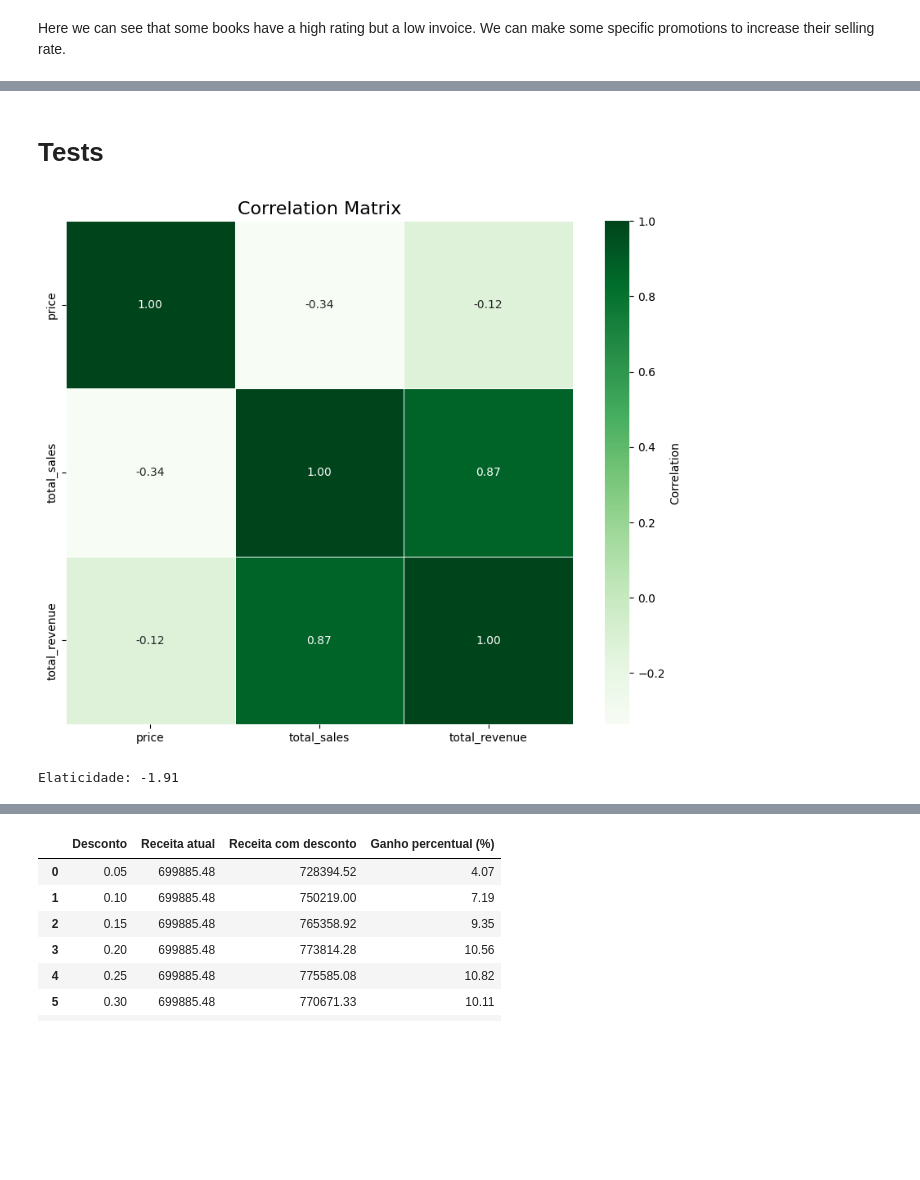
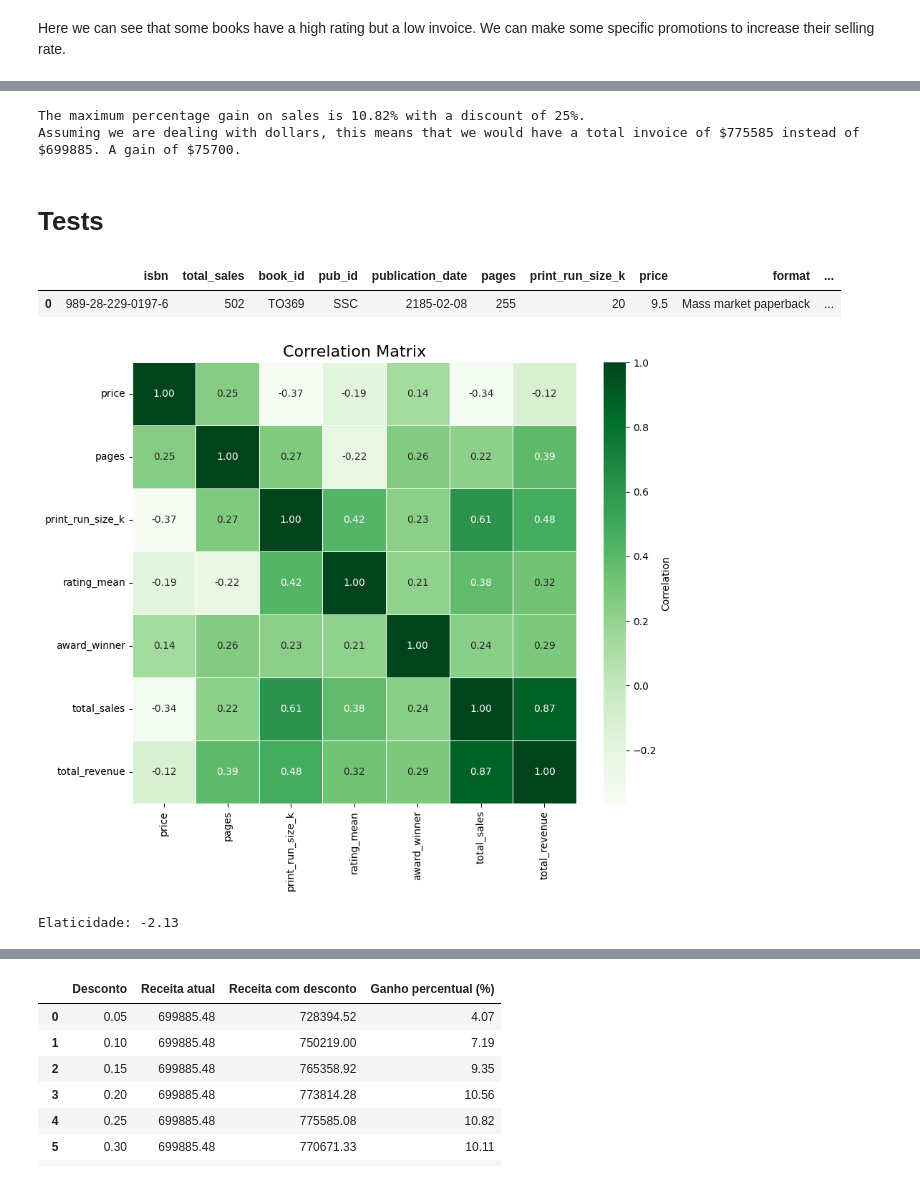
Before and after one commit to jvictorjordao/Projeto-BiblioTech-Insights, a Jupyter notebook: EDA.ipynb, the cells around one changed output, grey strips where cells are left out. Saved outputs shown, nothing was run; the diff lists cells and outputs as text; code cells hidden in the pictures; blank space fills up the shorter version.

Commit message:
price optimization

```diff
--- a/EDA.ipynb
+++ b/EDA.ipynb
@@ -649,0 +679,3 @@ fig.show()
+# %%
+# Lets add a column for the ROI (Return on Investment)
+sales_total['ROI'] = (sales_total['total_revenue'] - sales_total['marketing_spend']) / sales_total['marketing_spend']
@@ -649,0 +781,3 @@ fig.show()
+# %%
+sales_total['log_price'] = np.log(sales_total['price'])
+sales_total['log_sales'] = np.log(sales_total['total_sales'])
@@ -649,0 +810,6 @@ fig.show()
+# %%
+X = sm.add_constant(sales_total['log_price'])
+model = sm.OLS(sales_total['log_sales'], X).fit()
+elasticity = model.params['log_price']
+
+print(f'Elasticity: {elasticity:.2f}')
@@ -649,0 +827,20 @@ fig.show()
+# %%
+# Now we can analyse the effect of some discounts on the sales
+discounts = [0.05, 0.1, 0.15, 0.2, 0.25, 0.3, 0.4, 0.5, 0.6, 0.7]
+
+results = []
+for d in discounts:
+    sales_total['new_price'] = sales_total['price'] * (1 - d)
+    sales_total['new_sales'] = sales_total['total_sales']* (1+elasticity*(-d))
+
+    sales_total['new_total_revenue'] = sales_total['new_price'] * sales_total['new_sales']
+
+    atual_invoice = sales_total['total_revenue'].sum()
+    invoice_discount = sales_total['new_total_revenue'].sum()
+    percentage = (invoice_discount - atual_invoice) / atual_invoice * 100
+
+    results.append((d, atual_invoice.round(2), invoice_discount.round(2), percentage.round(2)))
+
+
+results_df = pd.DataFrame(results, columns=['Discount', 'Current Invoice', 'Invoice with discount', 'Percentage Gain (%)'])
+results_df
@@ -650,20 +905,31 @@ fig.show()
+# %%
+print(f'The maximum percentage gain on sales is {max_gain:.2f}% with a discount of {max_discount:.0%}.')
+print(f'Assuming we are dealing with dollars, this means that we would have a total invoice of \033[1m${max_invoice:.0f}\033[0m instead of \033[1m${max_invoice_current:.0f}\033[0m. A gain of ${max_invoice - max_invoice_current:.0f}.')
+# %% [output]
+The maximum percentage gain on sales is 10.82% with a discount of 25%.
+Assuming we are dealing with dollars, this means that we would have a total invoice of $775585 instead of $699885. A gain of $75700.
 # %% [markdown]
 # Tests
+# %%
+sales_total.head(1)
+# %% [output]
+|  | isbn | total_sales | book_id | pub_id | publication_date | pages | print_run_size_k | price | format | ... |
+| 0 | 989-28-229-0197-6 | 502 | TO369 | SSC | 2185-02-08 | 255 | 20 | 9.5 | Mass market paperback | ... |
 # %%
 # Now, lets see the correlation between the ratings and the sales
-correlation_matrix = sales_total[['price', 'total_sales', 'total_revenue']].corr(method='pearson')
+correlation_matrix = sales_total[['price', 'pages', 'print_run_size_k', 'rating_mean', 'award_winner', 'total_sales', 'total_revenue']].corr(method='pearson')
 
 plt.figure(figsize=(10, 8))
 sns.heatmap(
     correlation_matrix,
     annot=True,
     fmt=".2f",
     cmap='Greens',
     cbar_kws={'label':'Correlation'},
     linewidths=0.5
 )
 
 plt.title('Correlation Matrix', fontsize=16)
 plt.show()
 # %% [output]
-[figure, old version]
+[figure, new version]
@@ -677,8 +948,7 @@ test['log_sales'] = np.log(test['total_sales'])
 # %%
-X = sm.add_constant(test['log_price'])
-model = sm.OLS(test['log_sales'], X).fit()
+model = sm.OLS.from_formula('log_sales ~ log_price', data=dftrain).fit()
 elasticidade = model.params['log_price']
 
 print(f'Elaticidade: {elasticidade:.2f}')
 # %% [output]
-Elaticidade: -1.91
+Elaticidade: -2.13
```
Also changed, not shown: parts of 31 cells of this notebook, 1 other file.
